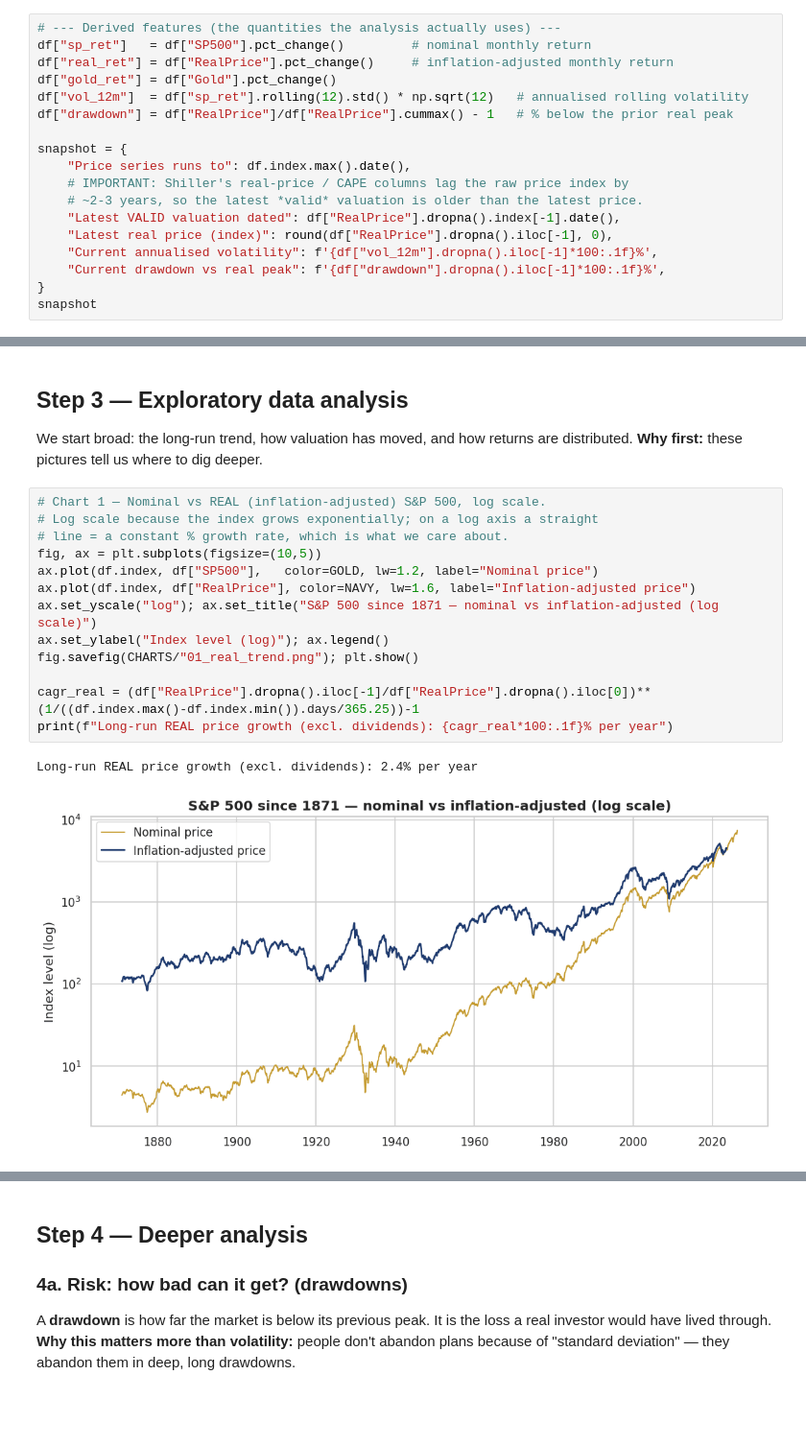
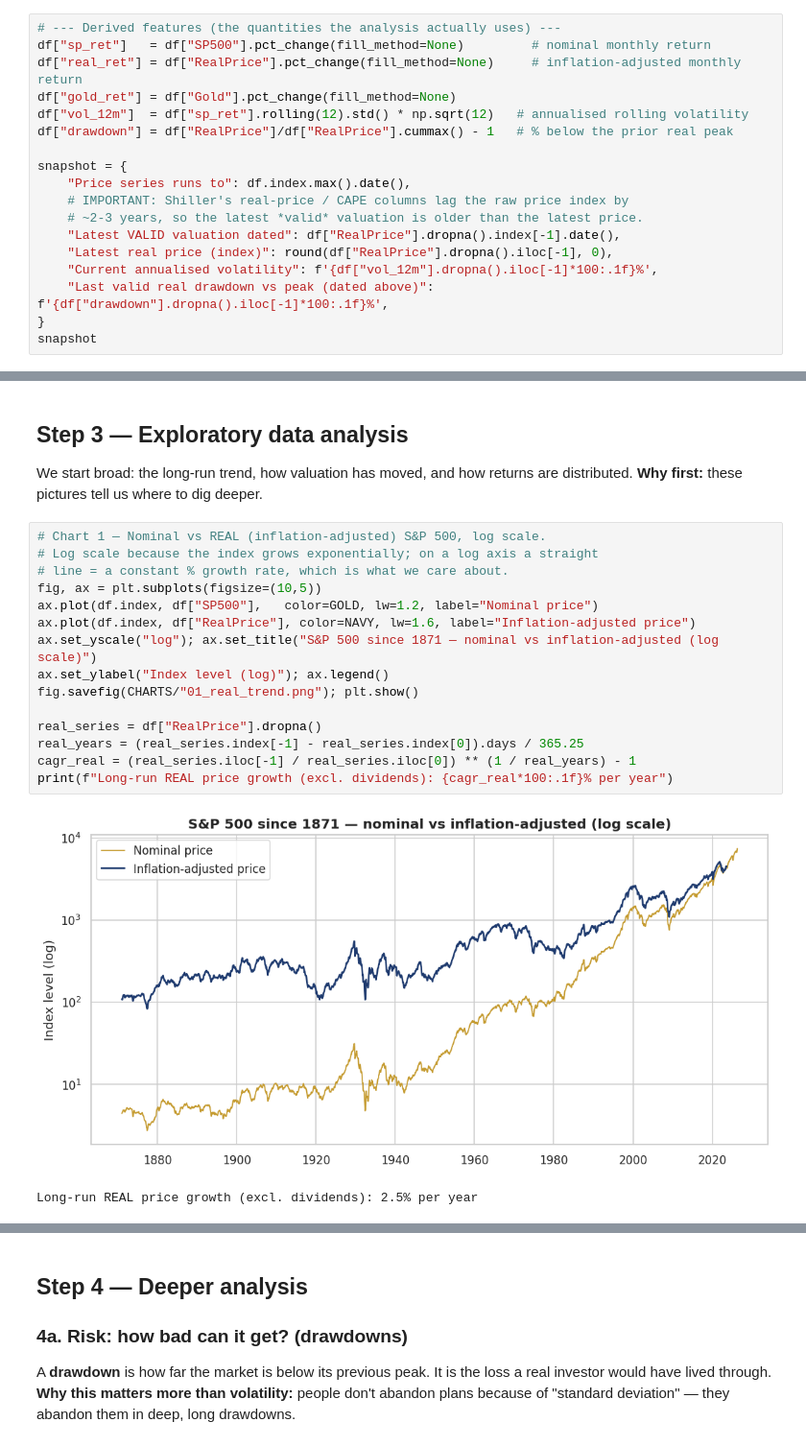
Before and after one commit to merogith/DataAnalysis, a Jupyter notebook: project-3-finance/analysis.ipynb, the cells around one changed output, grey strips where cells are left out. Shown at 96% size. Saved outputs shown, nothing was run; the diff lists cells and outputs as text; blank space fills up the shorter version.

```diff
--- a/project-3-finance/analysis.ipynb
+++ b/project-3-finance/analysis.ipynb
@@ -127,9 +127,9 @@ Gold            0
 dtype: int64
 # %%
 # --- Derived features (the quantities the analysis actually uses) ---
-df["sp_ret"]   = df["SP500"].pct_change()         # nominal monthly return
-df["real_ret"] = df["RealPrice"].pct_change()     # inflation-adjusted monthly return
-df["gold_ret"] = df["Gold"].pct_change()
+df["sp_ret"]   = df["SP500"].pct_change(fill_method=None)         # nominal monthly return
+df["real_ret"] = df["RealPrice"].pct_change(fill_method=None)     # inflation-adjusted monthly return
+df["gold_ret"] = df["Gold"].pct_change(fill_method=None)
 df["vol_12m"]  = df["sp_ret"].rolling(12).std() * np.sqrt(12)   # annualised rolling volatility
 df["drawdown"] = df["RealPrice"]/df["RealPrice"].cummax() - 1   # % below the prior real peak
 
@@ -140,7 +140,7 @@ snapshot = {
     "Latest VALID valuation dated": df["RealPrice"].dropna().index[-1].date(),
     "Latest real price (index)": round(df["RealPrice"].dropna().iloc[-1], 0),
     "Current annualised volatility": f'{df["vol_12m"].dropna().iloc[-1]*100:.1f}%',
-    "Current drawdown vs real peak": f'{df["drawdown"].dropna().iloc[-1]*100:.1f}%',
+    "Last valid real drawdown vs peak (dated above)": f'{df["drawdown"].dropna().iloc[-1]*100:.1f}%',
 }
 snapshot
 # %% [output]
@@ -151,19 +155,21 @@ We start broad: the long-run trend, how valuation has moved, and how returns are
 # %%
 # Chart 1 — Nominal vs REAL (inflation-adjusted) S&P 500, log scale.
 # Log scale because the index grows exponentially; on a log axis a straight
 # line = a constant % growth rate, which is what we care about.
 fig, ax = plt.subplots(figsize=(10,5))
 ax.plot(df.index, df["SP500"],   color=GOLD, lw=1.2, label="Nominal price")
 ax.plot(df.index, df["RealPrice"], color=NAVY, lw=1.6, label="Inflation-adjusted price")
 ax.set_yscale("log"); ax.set_title("S&P 500 since 1871 — nominal vs inflation-adjusted (log scale)")
 ax.set_ylabel("Index level (log)"); ax.legend()
 fig.savefig(CHARTS/"01_real_trend.png"); plt.show()
 
-cagr_real = (df["RealPrice"].dropna().iloc[-1]/df["RealPrice"].dropna().iloc[0])**(1/((df.index.max()-df.index.min()).days/365.25))-1
+real_series = df["RealPrice"].dropna()
+real_years = (real_series.index[-1] - real_series.index[0]).days / 365.25
+cagr_real = (real_series.iloc[-1] / real_series.iloc[0]) ** (1 / real_years) - 1
 print(f"Long-run REAL price growth (excl. dividends): {cagr_real*100:.1f}% per year")
 # %% [output]
+[figure]
-Long-run REAL price growth (excl. dividends): 2.4% per year
+Long-run REAL price growth (excl. dividends): 2.5% per year
-[figure]
 # %%
 # Chart 2 — CAPE (cyclically-adjusted P/E). High = expensive vs long-run earnings.
 cape = df["CAPE"].dropna()
```
Also changed, not shown: parts of 9 cells of this notebook, 50 other files.
